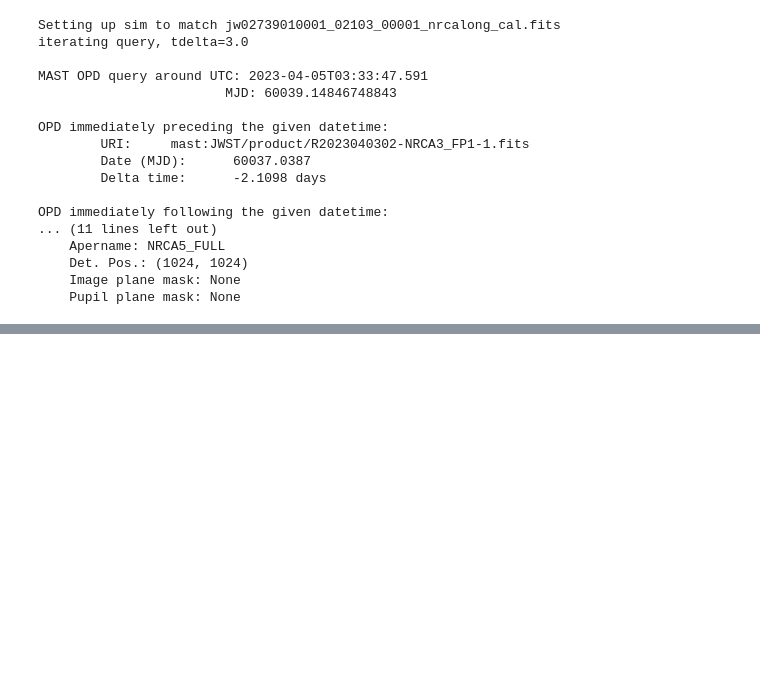
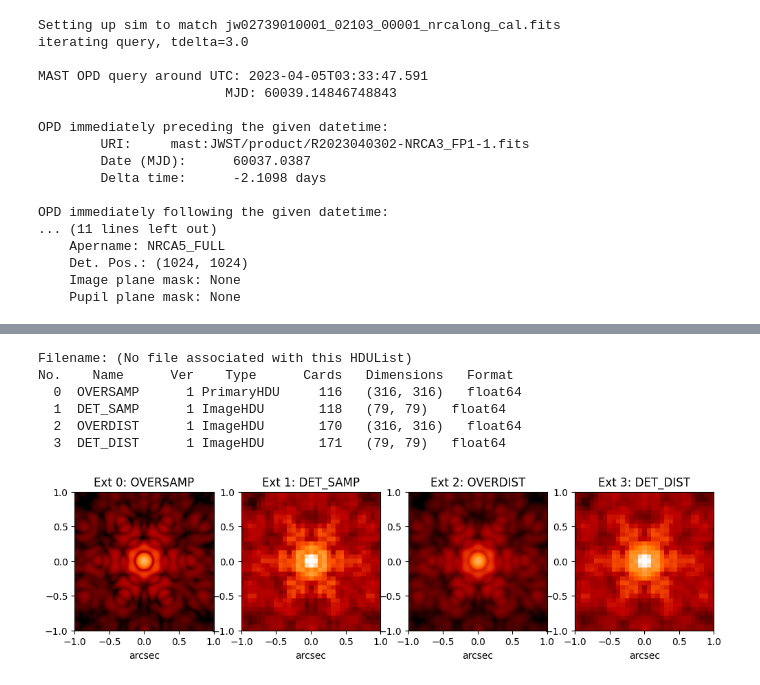
Before and after one commit to spacetelescope/stpsf, a Jupyter notebook: docs/jwst_matching_psfs_to_data.ipynb, the cells around one changed output, grey strips where cells are left out. Drawn from its saved outputs; the diff is of its cells as text; code cells hidden in the pictures; blank space fills up the shorter version.

```diff
--- a/docs/jwst_matching_psfs_to_data.ipynb
+++ b/docs/jwst_matching_psfs_to_data.ipynb
@@ -32,0 +42,17 @@ OPD immediately following the given datetime:
+# %%
+psf = inst.calc_psf()
+psf.info()
+# %% [output]
+Filename: (No file associated with this HDUList)
+No.    Name      Ver    Type      Cards   Dimensions   Format
+  0  OVERSAMP      1 PrimaryHDU     116   (316, 316)   float64
+  1  DET_SAMP      1 ImageHDU       118   (79, 79)   float64
+  2  OVERDIST      1 ImageHDU       170   (316, 316)   float64
+  3  DET_DIST      1 ImageHDU       171   (79, 79)   float64
+# %%
+fig, axes = plt.subplots(figsize=(12,3), ncols=4)
+for i in range(len(psf)):
+    webbpsf.display_psf(psf, ext=i, ax=axes[i], title=f'Ext {i}: {psf[i].header["EXTNAME"]}',
+                       imagecrop=2, colorbar=False)
+# %% [output]
+[figure, added]
```
Also changed, not shown: parts of 24 cells of this notebook.
